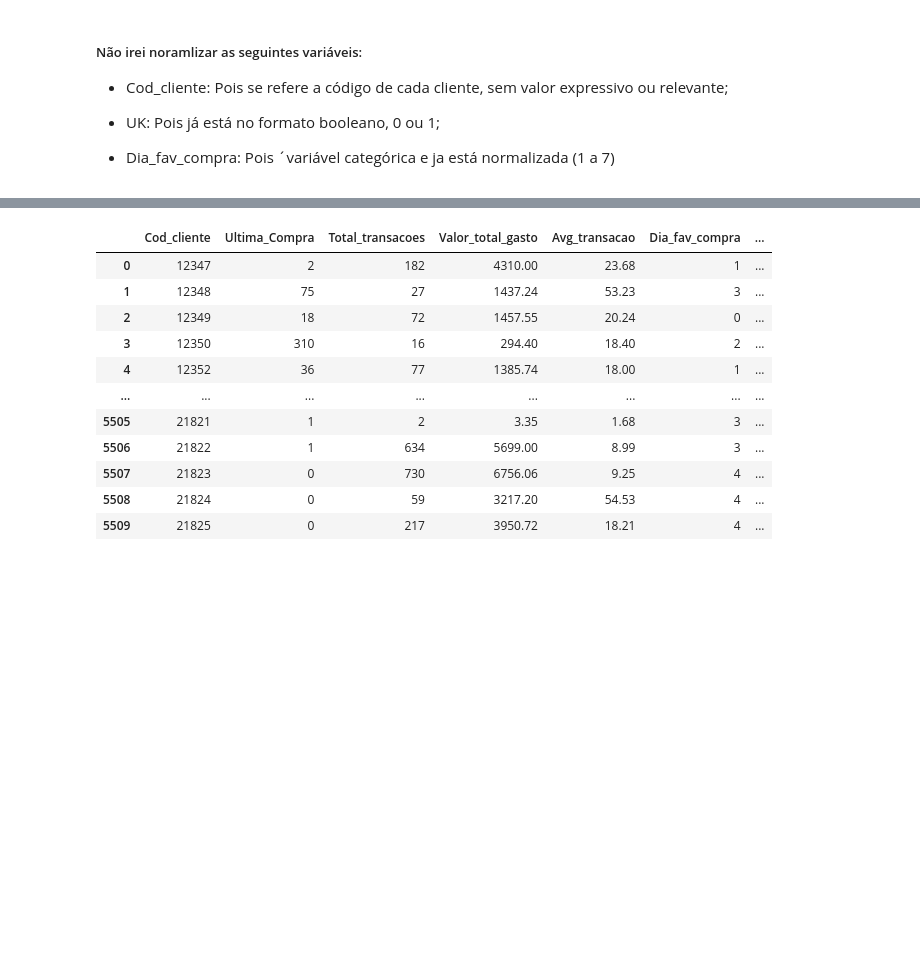
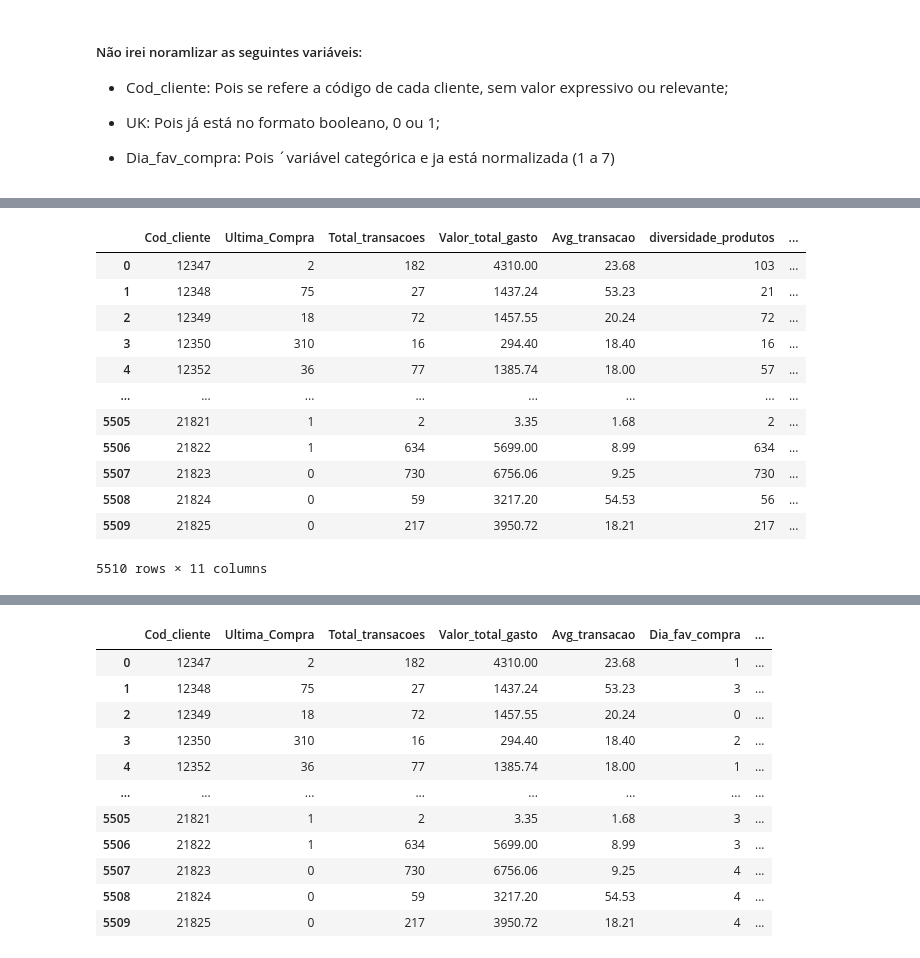
Before and after one commit to alyssonmontovanelli/segmentacao_Clientes_Ecomerce, a Jupyter notebook: Notebooks/03_Pre_Processamento_dos_Dados.ipynb, the cells around one changed output, grey strips where cells are left out. Cells and saved outputs as stored; diff of their text form; code cells hidden in the pictures; blank space fills up the shorter version.

```diff
--- a/Notebooks/03_Pre_Processamento_dos_Dados.ipynb
+++ b/Notebooks/03_Pre_Processamento_dos_Dados.ipynb
@@ -111,0 +80,16 @@ dados
+# %%
+dados_clientes
+# %% [output]
+|  | Cod_cliente | Ultima_Compra | Total_transacoes | Valor_total_gasto | Avg_transacao | diversidade_produtos | ... |
+| 0 | 12347 | 2 | 182 | 4310.00 | 23.68 | 103 | ... |
+| 1 | 12348 | 75 | 27 | 1437.24 | 53.23 | 21 | ... |
+| 2 | 12349 | 18 | 72 | 1457.55 | 20.24 | 72 | ... |
+| 3 | 12350 | 310 | 16 | 294.40 | 18.40 | 16 | ... |
+| 4 | 12352 | 36 | 77 | 1385.74 | 18.00 | 57 | ... |
+| ... | ... | ... | ... | ... | ... | ... | ... |
+| 5505 | 21821 | 1 | 2 | 3.35 | 1.68 | 2 | ... |
+| 5506 | 21822 | 1 | 634 | 5699.00 | 8.99 | 634 | ... |
+| 5507 | 21823 | 0 | 730 | 6756.06 | 9.25 | 730 | ... |
+| 5508 | 21824 | 0 | 59 | 3217.20 | 54.53 | 56 | ... |
+| 5509 | 21825 | 0 | 217 | 3950.72 | 18.21 | 217 | ... |
+5510 rows × 11 columns
```
Also changed, not shown: parts of 8 cells of this notebook, 5 other files.
